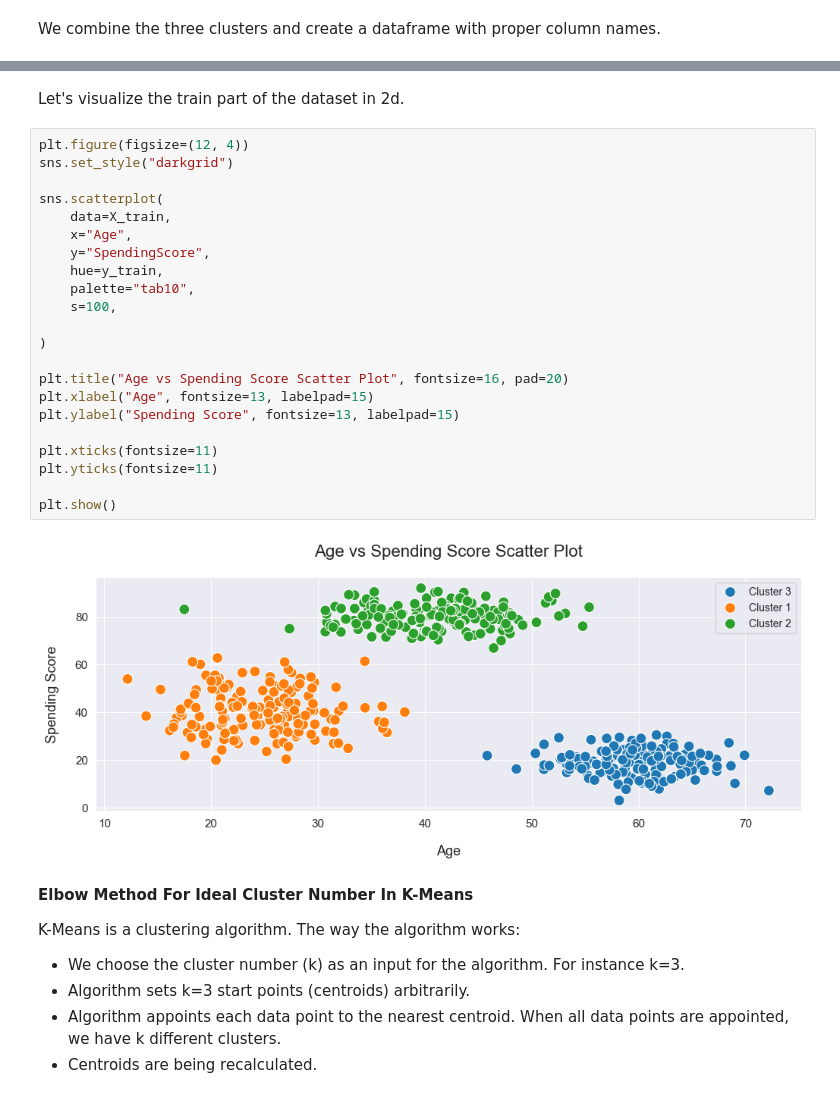
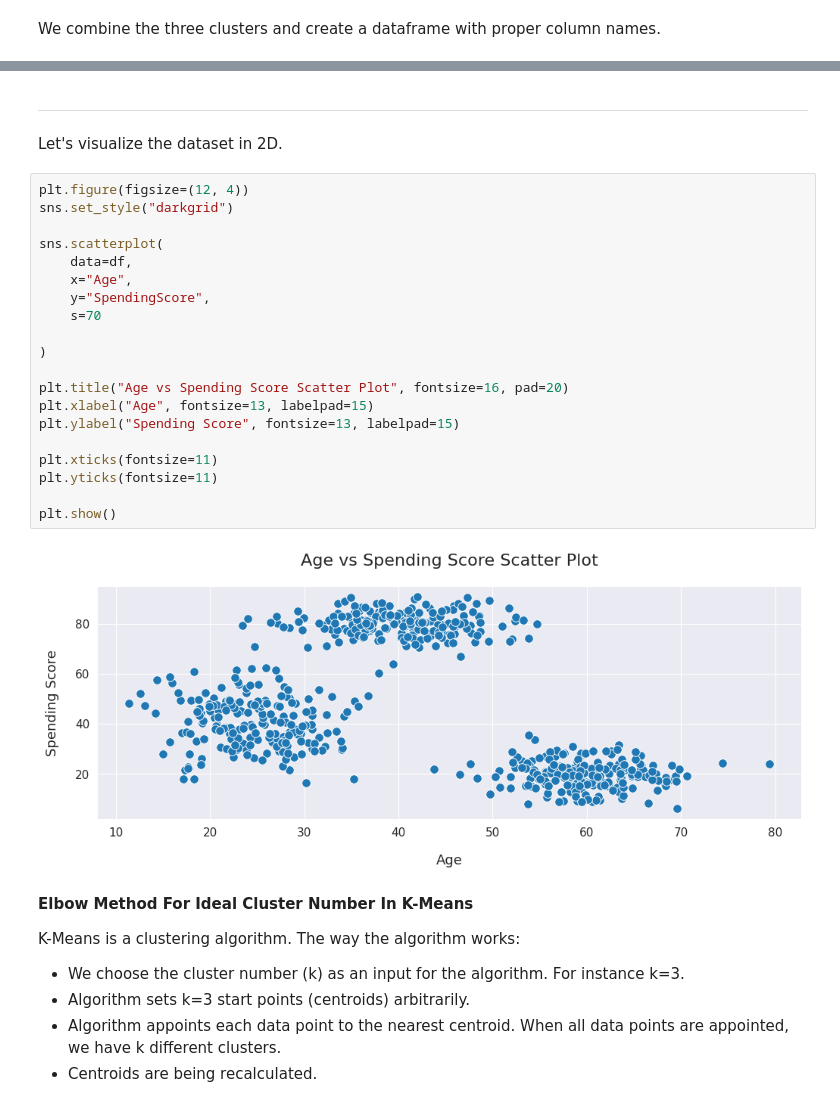
Before and after one commit to koprendo/Analytics-and-Machine-Learning, a Jupyter notebook: Unsupervised/K-Means/kmeans_in_2d.ipynb, the cells around one changed output, grey strips where cells are left out. Drawn from its saved outputs; the diff is of its cells as text.

```diff
--- a/Unsupervised/K-Means/kmeans_in_2d.ipynb
+++ b/Unsupervised/K-Means/kmeans_in_2d.ipynb
@@ -52,29 +54,28 @@ X_train, X_test, y_train, y_test = train_test_split(df, clusters, test_size=0.2)
 # %% [markdown]
-Let's visualize the train part of the dataset in 2d.
+---
+Let's visualize the dataset in 2D.
 # %%
 plt.figure(figsize=(12, 4))
 sns.set_style("darkgrid")
 
 sns.scatterplot(
-    data=X_train,
+    data=df,
     x="Age",
     y="SpendingScore",
-    hue=y_train,
-    palette="tab10",
-    s=100,
+    s=70
 
 )
 
 plt.title("Age vs Spending Score Scatter Plot", fontsize=16, pad=20)
 plt.xlabel("Age", fontsize=13, labelpad=15)
 plt.ylabel("Spending Score", fontsize=13, labelpad=15)
 
 plt.xticks(fontsize=11)
 plt.yticks(fontsize=11)
 
 plt.show()
 # %% [output]
-[figure, old version]
+[figure, new version]
 # %% [markdown]
 **Elbow Method For Ideal Cluster Number In K-Means**
 
```
Also changed, not shown: parts of 19 cells of this notebook.
